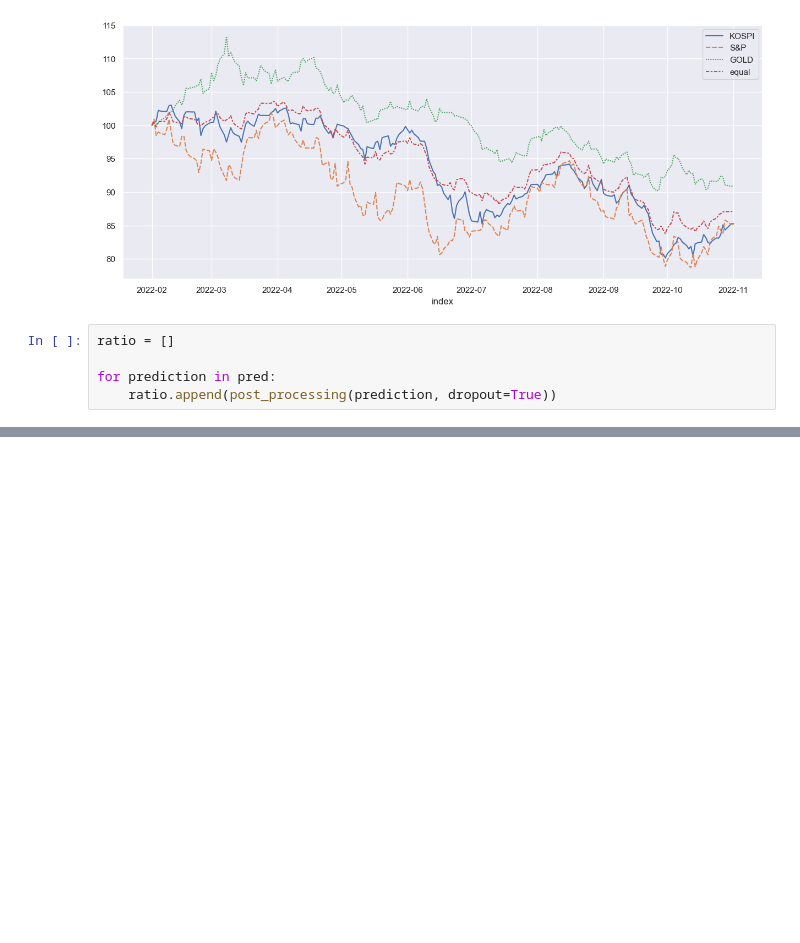
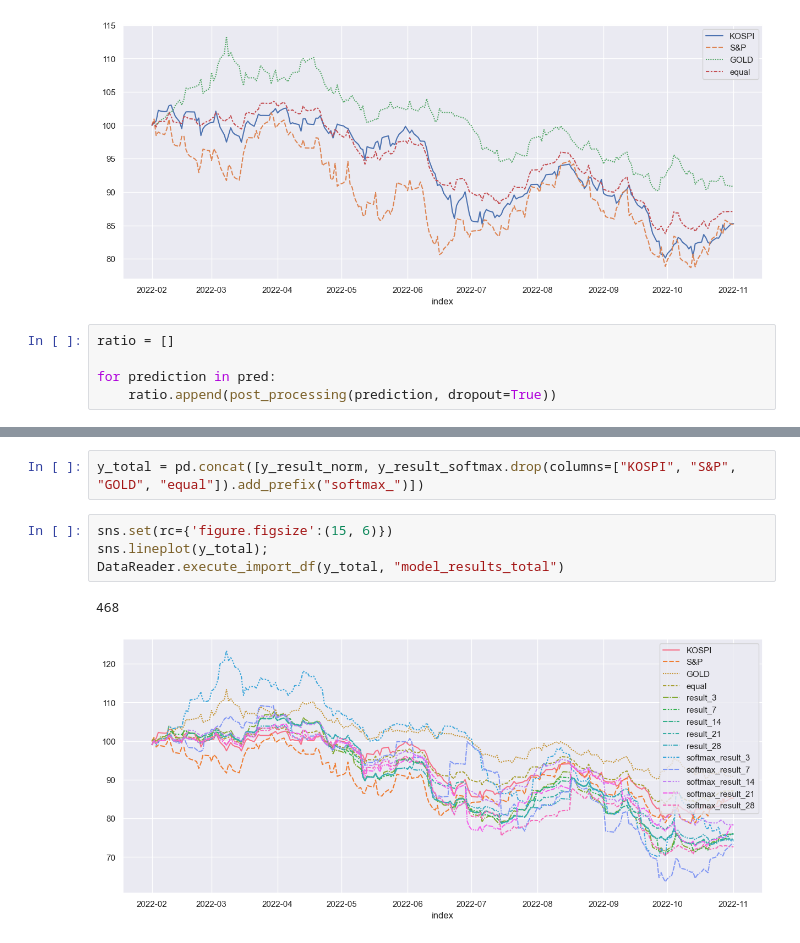
Before and after one commit to pokem1402/section_project_three, a Jupyter notebook: Post-processing.ipynb, the cells around one changed output, grey strips where cells are left out. Saved outputs shown, nothing was run; the diff lists cells and outputs as text; blank space fills up the shorter version.

```diff
--- a/Post-processing.ipynb
+++ b/Post-processing.ipynb
@@ -127,2 +150,11 @@ DataReader.execute_import_df(_true_y_ratio, "model_results")
 # %% [output]
 234
+# %%
+y_total = pd.concat([y_result_norm, y_result_softmax.drop(columns=["KOSPI", "S&P", "GOLD", "equal"]).add_prefix("softmax_")])
+# %%
+sns.set(rc={'figure.figsize':(15, 6)})
+sns.lineplot(y_total);
+DataReader.execute_import_df(y_total, "model_results_total")
+# %% [output]
+468
+[figure, added]
```
Also changed, not shown: parts of 12 cells of this notebook, 4 other files.
